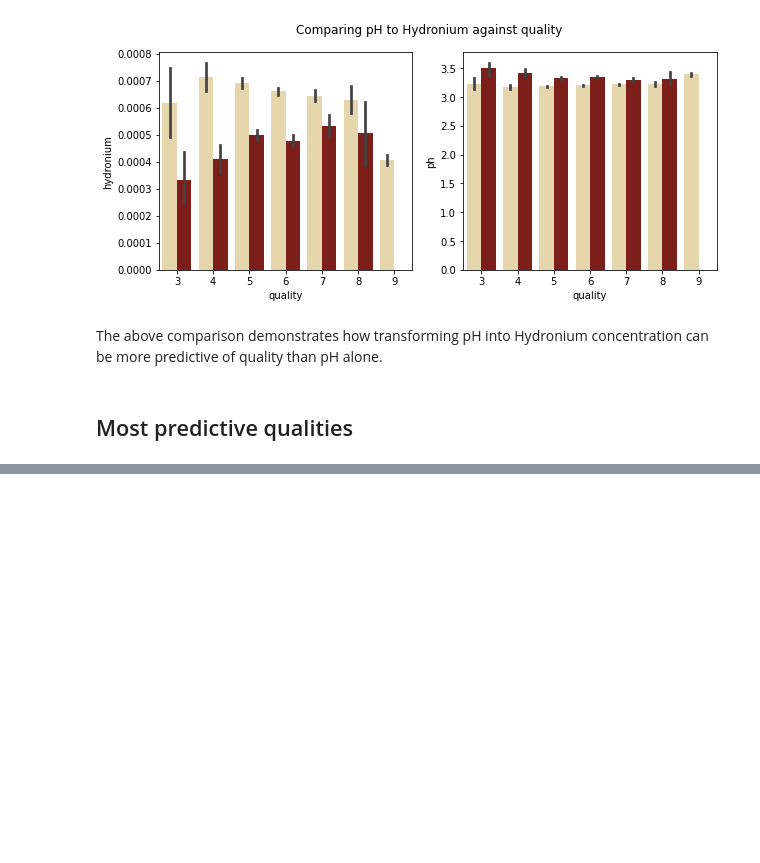
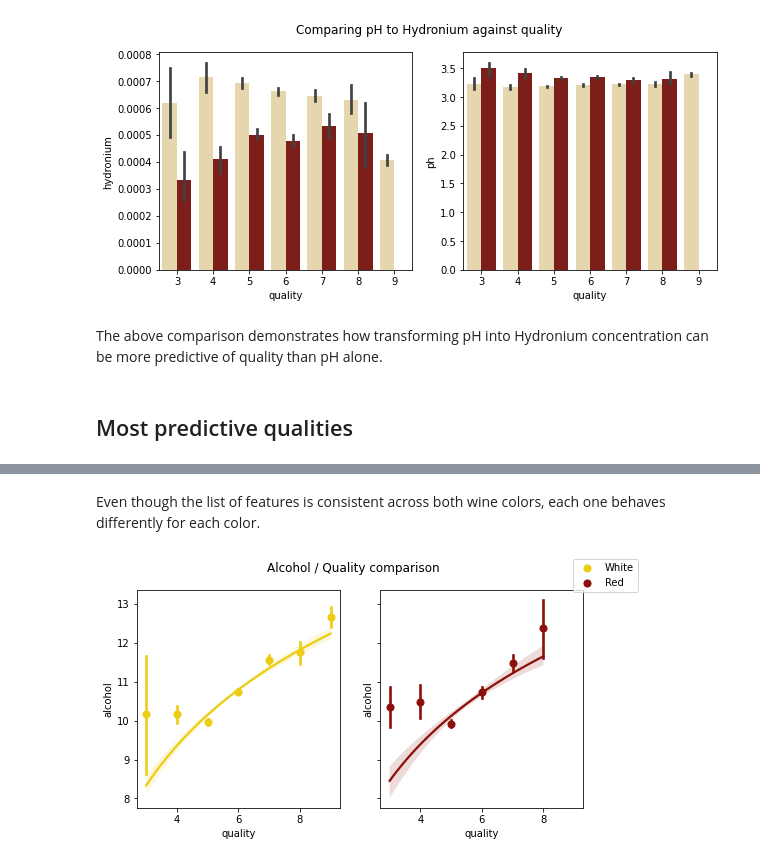
Before and after one commit to MrEnigmamgine/jtl_wine_quality, a Jupyter notebook: Final Report.ipynb, the cells around one changed output, grey strips where cells are left out. Saved outputs shown, nothing was run; the diff lists cells and outputs as text; code cells hidden in the pictures; blank space fills up the shorter version.

```diff
--- a/Final Report.ipynb
+++ b/Final Report.ipynb
@@ -368,8 +367,10 @@ feats = [
     'hydronium',
     'density',
     'ions',
-    'additives'
     ]
 
 # Ensure features exist in dataset
 train = model.add_features(train)
+
+# A counter for iterating through feats
+i = 0
@@ -388,0 +377,8 @@ for feat in feats:
+# %% [markdown]
+Even though the list of features is consistent across both wine colors, each one behaves differently for each color.
+# %%
+# Compare ABV
+viz.regplot_compare(train, 'quality', feats[i])
+i += 1
+# %% [output]
+[figure, added]
```
Also changed, not shown: parts of 17 cells of this notebook.
